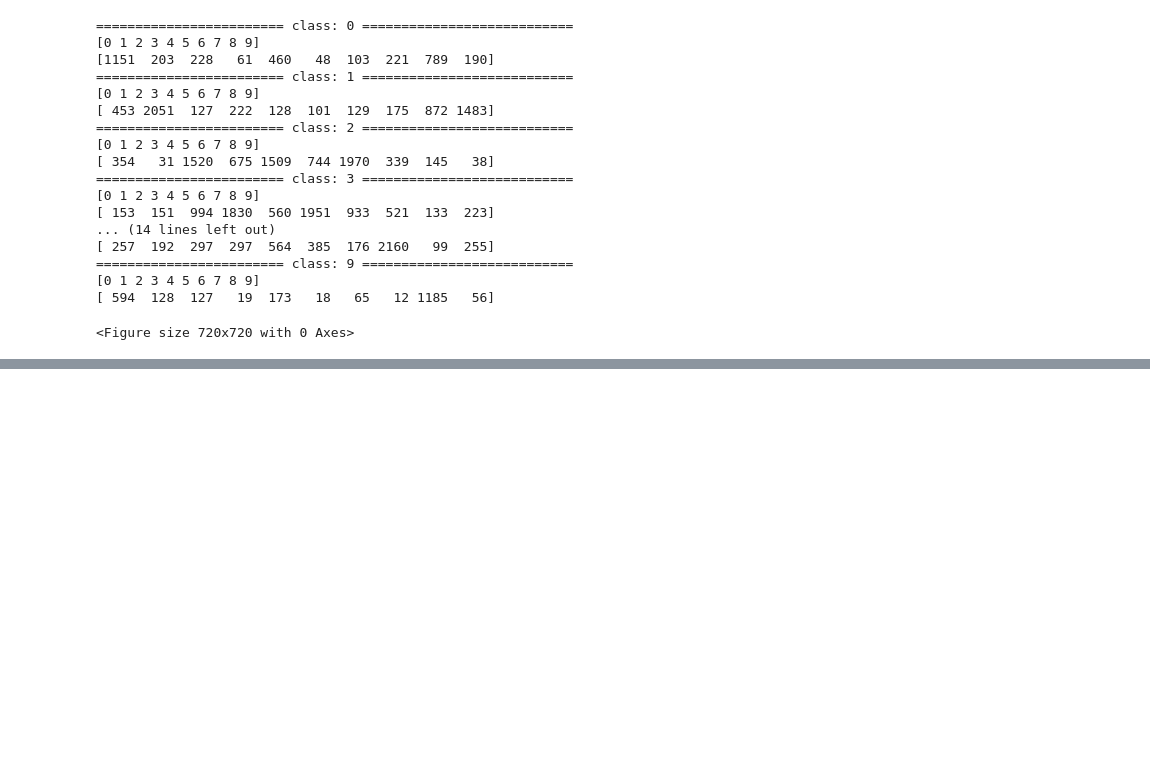
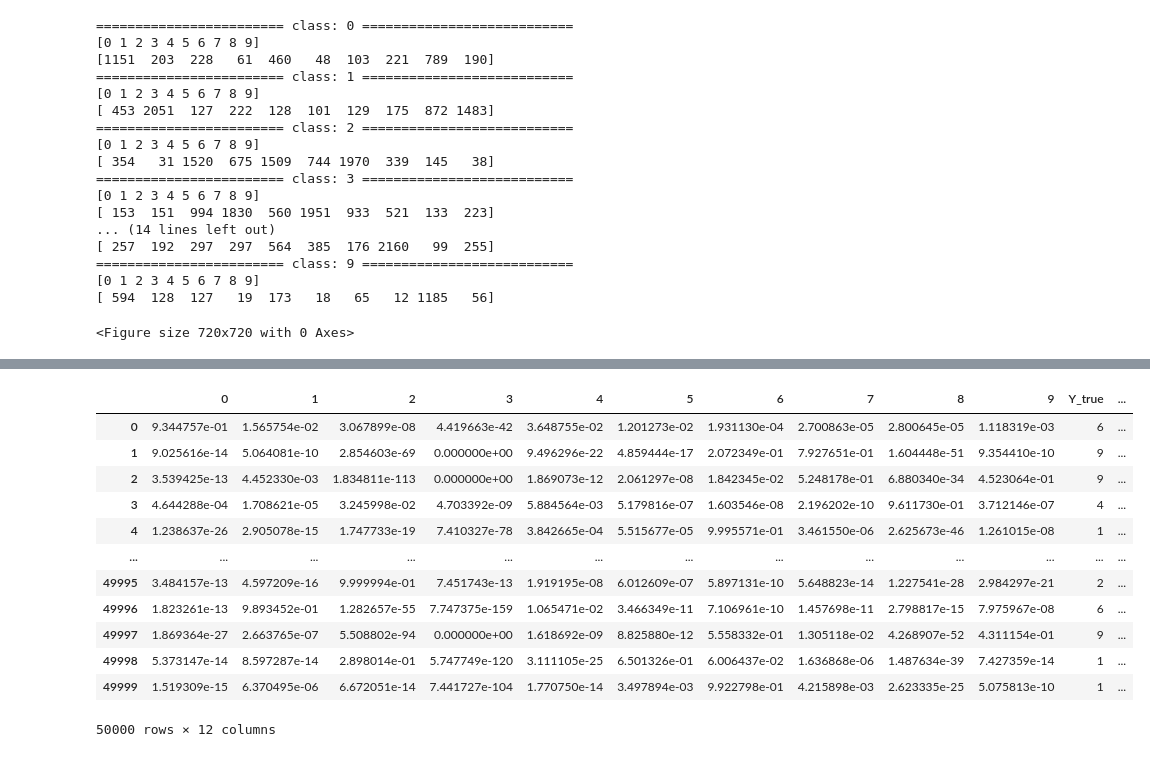
Before and after one commit to kevinlu1736/cogs118b-final-project, a Jupyter notebook: FinalProject.ipynb, the cells around one changed output, grey strips where cells are left out. Cells and saved outputs as stored; diff of their text form; code cells hidden in the pictures; blank space fills up the shorter version.

```diff
--- a/FinalProject.ipynb
+++ b/FinalProject.ipynb
@@ -582,0 +609,18 @@ with open("autoencoder_with_gmm.npy", "wb") as fp:
+# %%
+pca_gmm_df['Y_true'] = training_set['labels'].T
+pca_gmm_df['Y_pred'] = np.argmax(pca_gmm, axis=1)
+pca_gmm_df
+# %% [output]
+|  | 0 | 1 | 2 | 3 | 4 | 5 | 6 | 7 | 8 | 9 | Y_true | ... |
+| 0 | 9.344757e-01 | 1.565754e-02 | 3.067899e-08 | 4.419663e-42 | 3.648755e-02 | 1.201273e-02 | 1.931130e-04 | 2.700863e-05 | 2.800645e-05 | 1.118319e-03 | 6 | ... |
+| 1 | 9.025616e-14 | 5.064081e-10 | 2.854603e-69 | 0.000000e+00 | 9.496296e-22 | 4.859444e-17 | 2.072349e-01 | 7.927651e-01 | 1.604448e-51 | 9.354410e-10 | 9 | ... |
+| 2 | 3.539425e-13 | 4.452330e-03 | 1.834811e-113 | 0.000000e+00 | 1.869073e-12 | 2.061297e-08 | 1.842345e-02 | 5.248178e-01 | 6.880340e-34 | 4.523064e-01 | 9 | ... |
+| 3 | 4.644288e-04 | 1.708621e-05 | 3.245998e-02 | 4.703392e-09 | 5.884564e-03 | 5.179816e-07 | 1.603546e-08 | 2.196202e-10 | 9.611730e-01 | 3.712146e-07 | 4 | ... |
+| 4 | 1.238637e-26 | 2.905078e-15 | 1.747733e-19 | 7.410327e-78 | 3.842665e-04 | 5.515677e-05 | 9.995571e-01 | 3.461550e-06 | 2.625673e-46 | 1.261015e-08 | 1 | ... |
+| ... | ... | ... | ... | ... | ... | ... | ... | ... | ... | ... | ... | ... |
+| 49995 | 3.484157e-13 | 4.597209e-16 | 9.999994e-01 | 7.451743e-13 | 1.919195e-08 | 6.012609e-07 | 5.897131e-10 | 5.648823e-14 | 1.227541e-28 | 2.984297e-21 | 2 | ... |
+| 49996 | 1.823261e-13 | 9.893452e-01 | 1.282657e-55 | 7.747375e-159 | 1.065471e-02 | 3.466349e-11 | 7.106961e-10 | 1.457698e-11 | 2.798817e-15 | 7.975967e-08 | 6 | ... |
+| 49997 | 1.869364e-27 | 2.663765e-07 | 5.508802e-94 | 0.000000e+00 | 1.618692e-09 | 8.825880e-12 | 5.558332e-01 | 1.305118e-02 | 4.268907e-52 | 4.311154e-01 | 9 | ... |
+| 49998 | 5.373147e-14 | 8.597287e-14 | 2.898014e-01 | 5.747749e-120 | 3.111105e-25 | 6.501326e-01 | 6.006437e-02 | 1.636868e-06 | 1.487634e-39 | 7.427359e-14 | 1 | ... |
+| 49999 | 1.519309e-15 | 6.370495e-06 | 6.672051e-14 | 7.441727e-104 | 1.770750e-14 | 3.497894e-03 | 9.922798e-01 | 4.215898e-03 | 2.623335e-25 | 5.075813e-10 | 1 | ... |
+50000 rows × 12 columns
```
Also changed, not shown: parts of 5 cells of this notebook.
